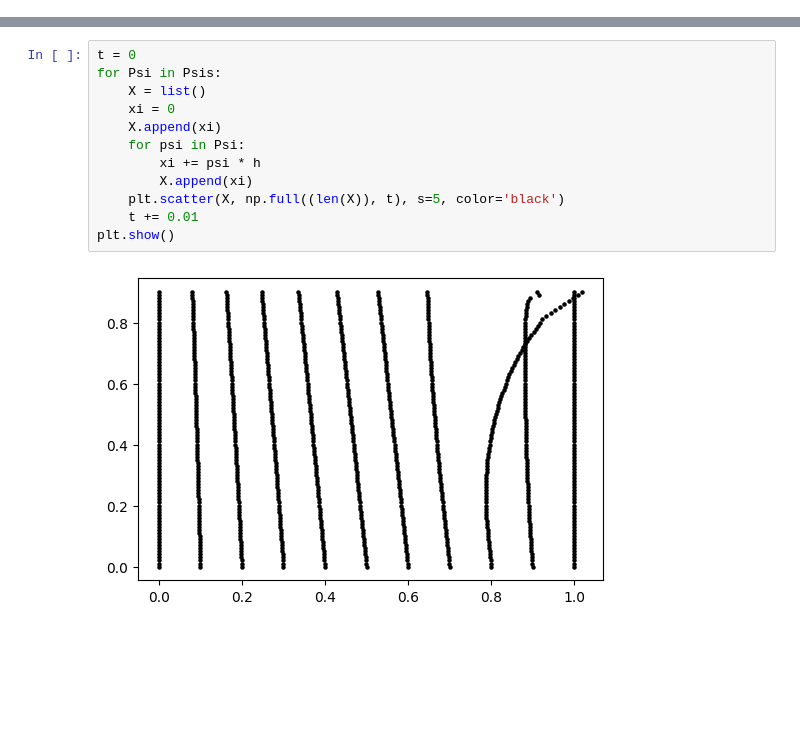
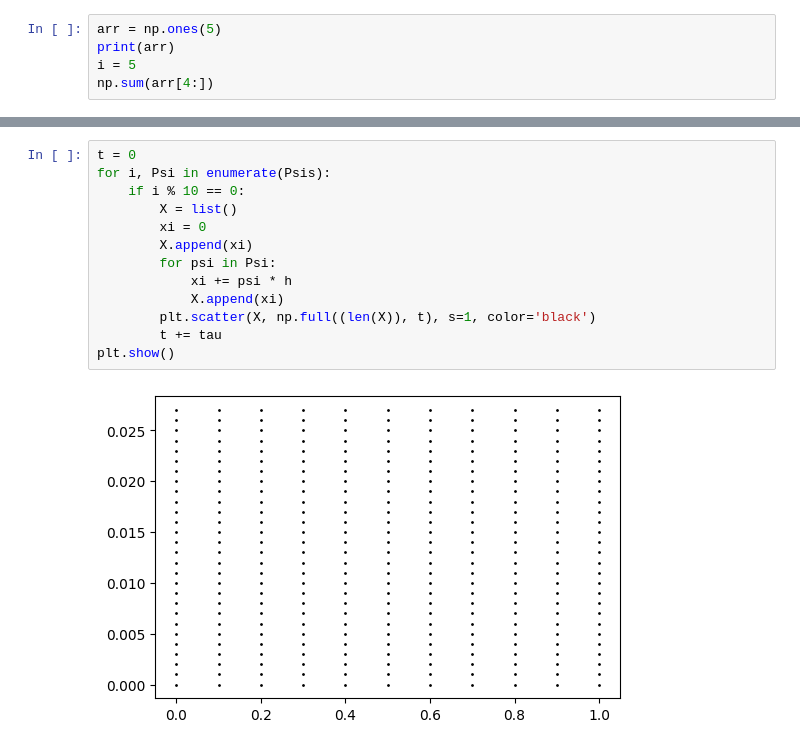
Before and after one commit to MIJO7317/DynamicGrid2D, a Jupyter notebook: main.ipynb, the cells around one changed output, grey strips where cells are left out. Saved outputs shown, nothing was run; the diff lists cells and outputs as text; blank space fills up the shorter version.

```diff
--- a/main.ipynb
+++ b/main.ipynb
@@ -5,0 +9,5 @@ matplotlib.rcParams["figure.dpi"] = 100
+# %%
+arr = np.ones(5)
+print(arr)
+i = 5
+np.sum(arr[4:])
@@ -69,14 +121,15 @@ array([ 0.80509246,  0.82024726,  0.84834391,  0.88604773,  0.93089295,
 # %%
 t = 0
-for Psi in Psis:
-    X = list()
-    xi = 0
-    X.append(xi)
-    for psi in Psi:
-        xi += psi * h
+for i, Psi in enumerate(Psis):
+    if i % 10 == 0:
+        X = list()
+        xi = 0
         X.append(xi)
-    plt.scatter(X, np.full((len(X)), t), s=5, color='black')
-    t += 0.01
+        for psi in Psi:
+            xi += psi * h
+            X.append(xi)
+        plt.scatter(X, np.full((len(X)), t), s=1, color='black')
+        t += tau
 plt.show()
 # %% [output]
-[figure, old version]
+[figure, new version]
```
Also changed, not shown: parts of 7 cells of this notebook.
